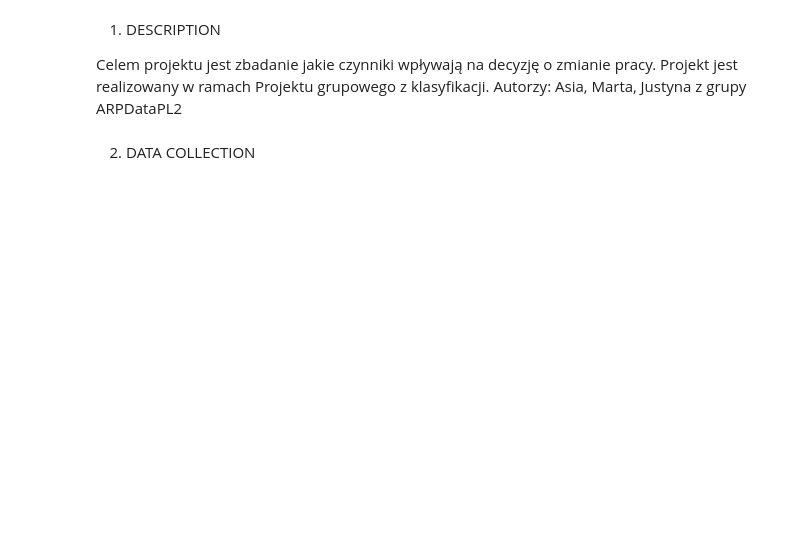
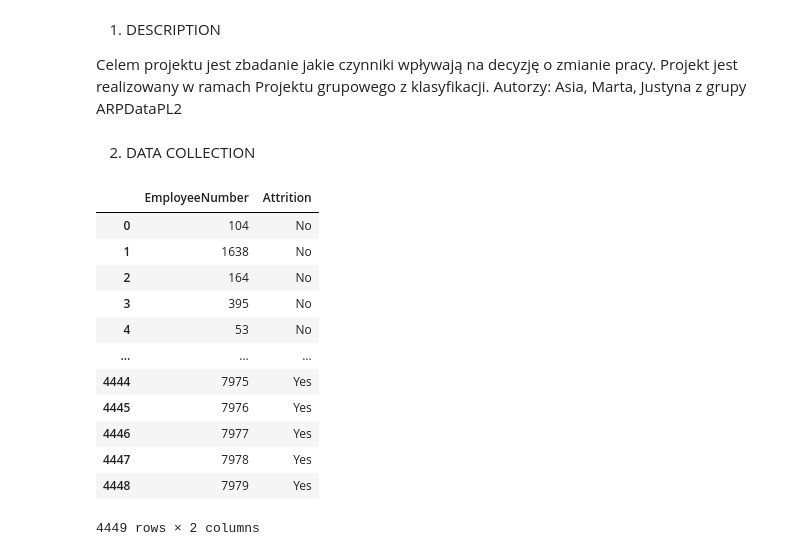
Before and after one commit to jumikao/Personal_Income_Analysis_ver2, a Jupyter notebook: ProjektKlasyfikacjaMARTA.ipynb, the cells around one changed output. Saved outputs shown, nothing was run; the diff lists cells and outputs as text; code cells hidden in the pictures; blank space fills up the shorter version.

```diff
--- a/ProjektKlasyfikacjaMARTA.ipynb
+++ b/ProjektKlasyfikacjaMARTA.ipynb
@@ -12,5 +12,20 @@ Autorzy: Asia, Marta, Justyna z grupy ARPDataPL2
 import pandas as pd
 # %%
 plik_attrition = pd.read_csv(r'https://raw.githubusercontent.com/BasiaSDA/projekt-klasyfikacja/main/attrition.csv')
+plik_attrition
+# %% [output]
+|  | EmployeeNumber | Attrition |
+| 0 | 104 | No |
+| 1 | 1638 | No |
+| 2 | 164 | No |
+| 3 | 395 | No |
+| 4 | 53 | No |
+| ... | ... | ... |
+| 4444 | 7975 | Yes |
+| 4445 | 7976 | Yes |
+| 4446 | 7977 | Yes |
+| 4447 | 7978 | Yes |
+| 4448 | 7979 | Yes |
+4449 rows × 2 columns
 # %%
 plik_df1= pd.read_csv(r'https://raw.githubusercontent.com/BasiaSDA/projekt-klasyfikacja/main/df1.csv')
```
Also changed, not shown: parts of 3 cells of this notebook.
